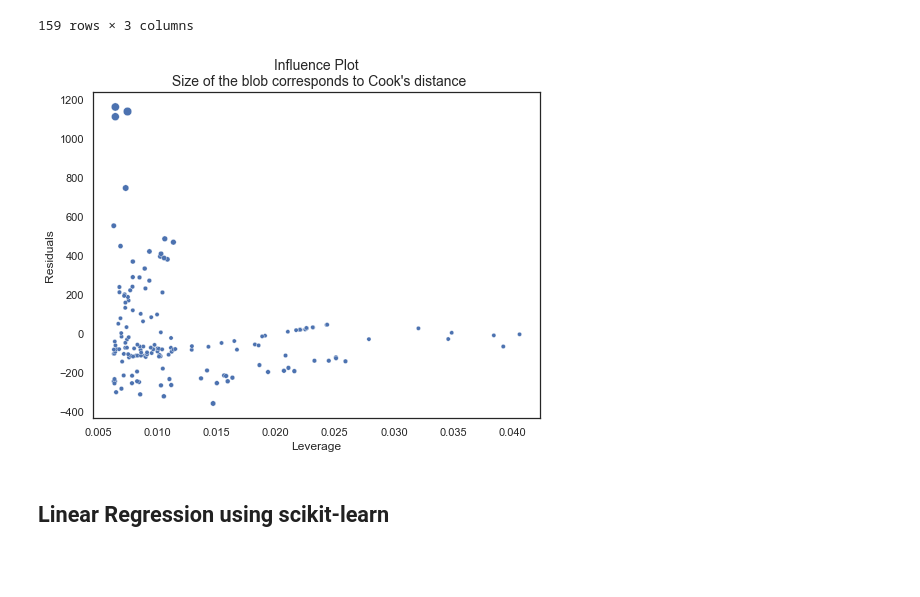
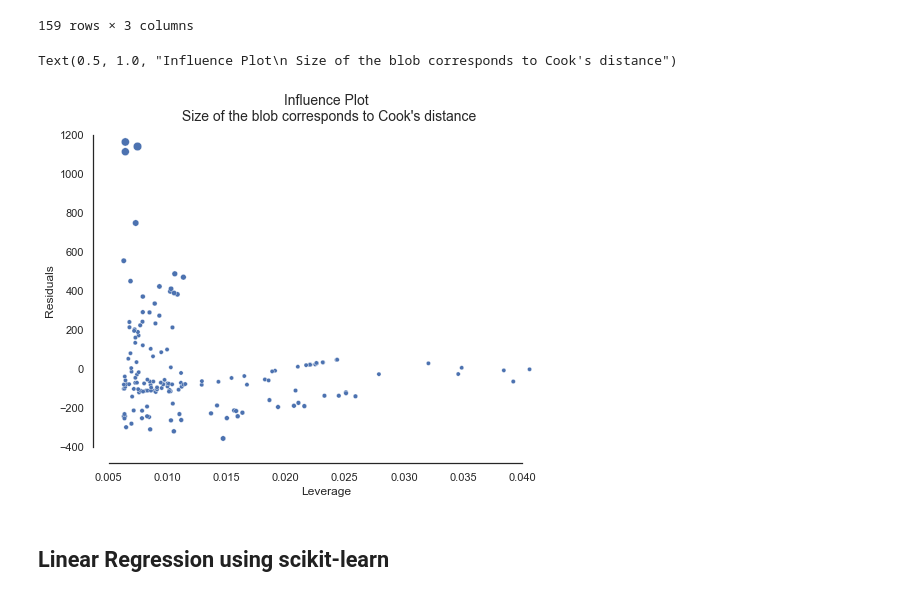
Before and after one commit to datakolektiv/DSS_IntroMLPython, a Jupyter notebook: _week02/Linear_Regression.ipynb, the cells around one changed output. Saved outputs shown, nothing was run; the diff lists cells and outputs as text; code cells hidden in the pictures; blank space fills up the shorter version.

```diff
--- a/_week02/Linear_Regression.ipynb
+++ b/_week02/Linear_Regression.ipynb
@@ -395,10 +405,12 @@ inf_plot_frame
 # %%
 # - plotting the influence plot
 plt.figure(figsize=(8, 6))
-sns.scatterplot(data=inf_plot_frame, x='Leverage', y='Residuals', size='Cook Dist.', legend=None);
-plt.title("Influence Plot\n Size of the blob corresponds to Cook's distance", fontsize=14);
+sns.scatterplot(data=inf_plot_frame, x='Leverage', y='Residuals', size='Cook Dist.', legend=None)
+sns.despine(offset=10, trim=True)
+plt.title("Influence Plot\n Size of the blob corresponds to Cook's distance", fontsize=14)
 # %% [output]
+Text(0.5, 1.0, "Influence Plot\n Size of the blob corresponds to Cook's distance")
-[figure, old version]
+[figure, new version]
 # %% [markdown]
 ## Linear Regression using scikit-learn
 # %%
```
Also changed, not shown: parts of 9 cells of this notebook, 1 other file.
